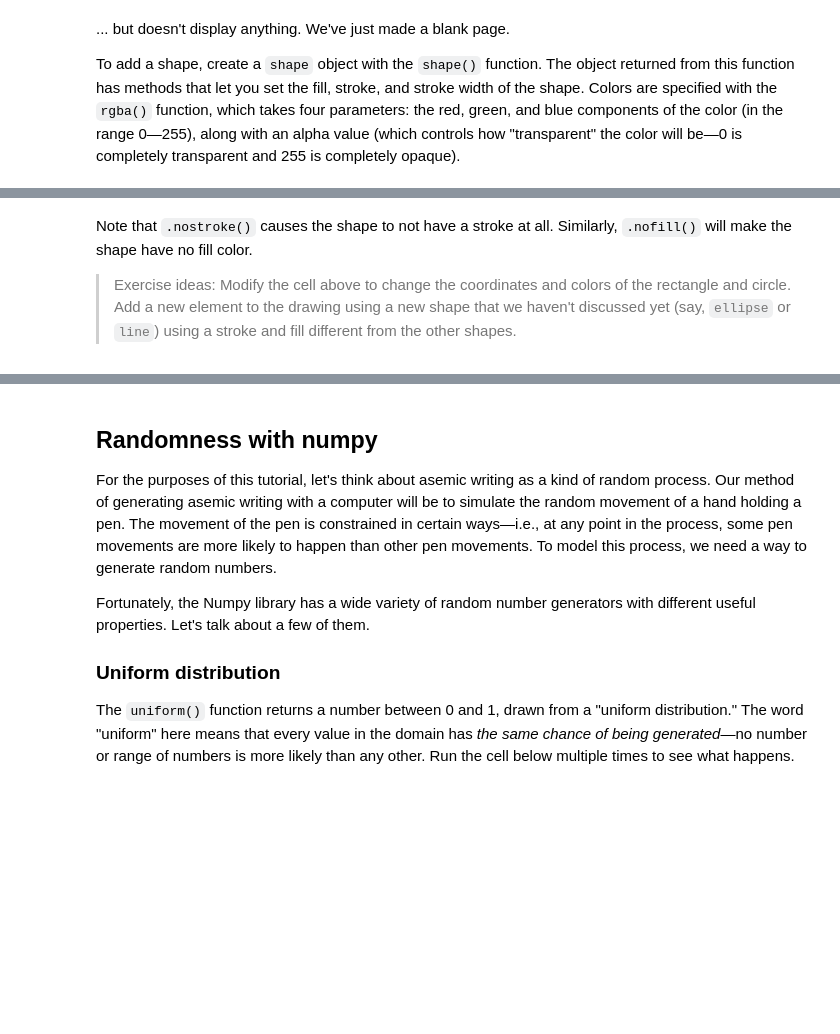
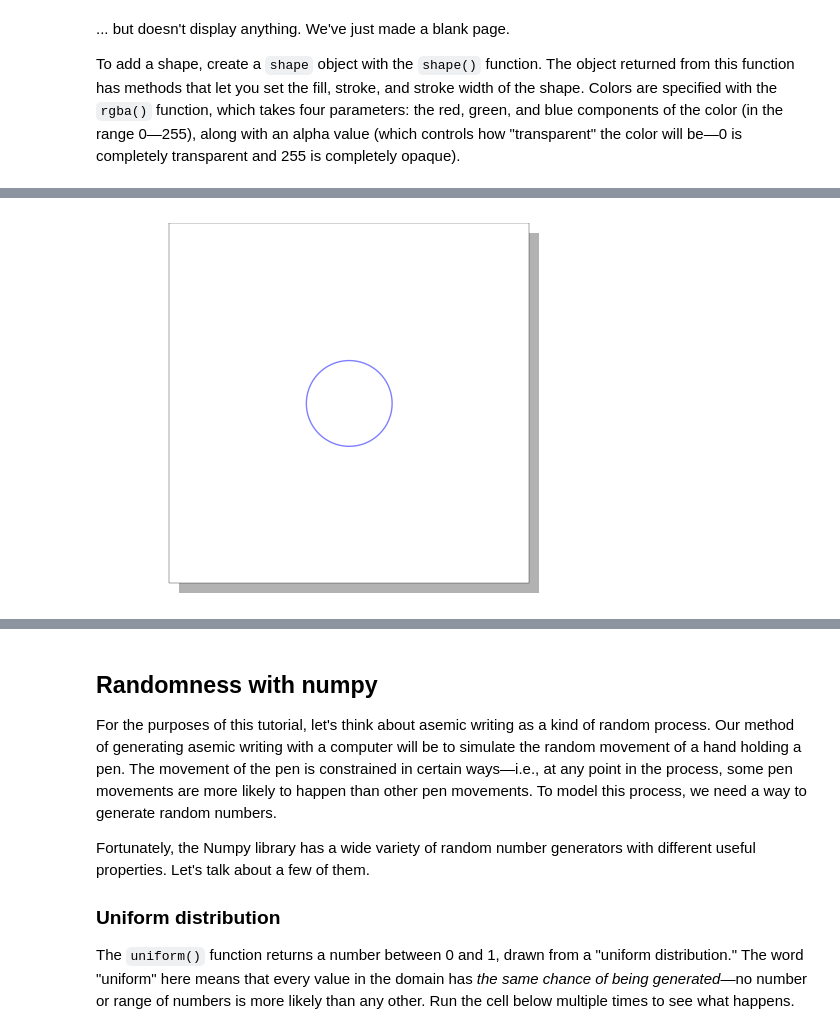
Before and after one commit to aparrish/material-of-language, a Jupyter notebook: flat-asemic-writing.ipynb, the cells around one changed output, grey strips where cells are left out. Cells and saved outputs as stored; diff of their text form; code cells hidden in the pictures; blank space fills up the shorter version.

```diff
--- a/flat-asemic-writing.ipynb
+++ b/flat-asemic-writing.ipynb
@@ -143,4 +102,7 @@ show(page)
-# %% [markdown]
-Note that `.nostroke()` causes the shape to not have a stroke at all. Similarly, `.nofill()` will make the shape have no fill color.
-
-> Exercise ideas: Modify the cell above to change the coordinates and colors of the rectangle and circle. Add a new element to the drawing using a new shape that we haven't discussed yet (say, `ellipse` or `line`) using a stroke and fill different from the other shapes.
+# %%
+vsk = vsketch.Vsketch()
+vsk.size("100mm", "100mm")
+vsk.circle(0, 0, radius=45)
+vsk.display()
+# %% [output]
+[figure, added]
```
Also changed, not shown: parts of 44 cells of this notebook, 6 other files.
